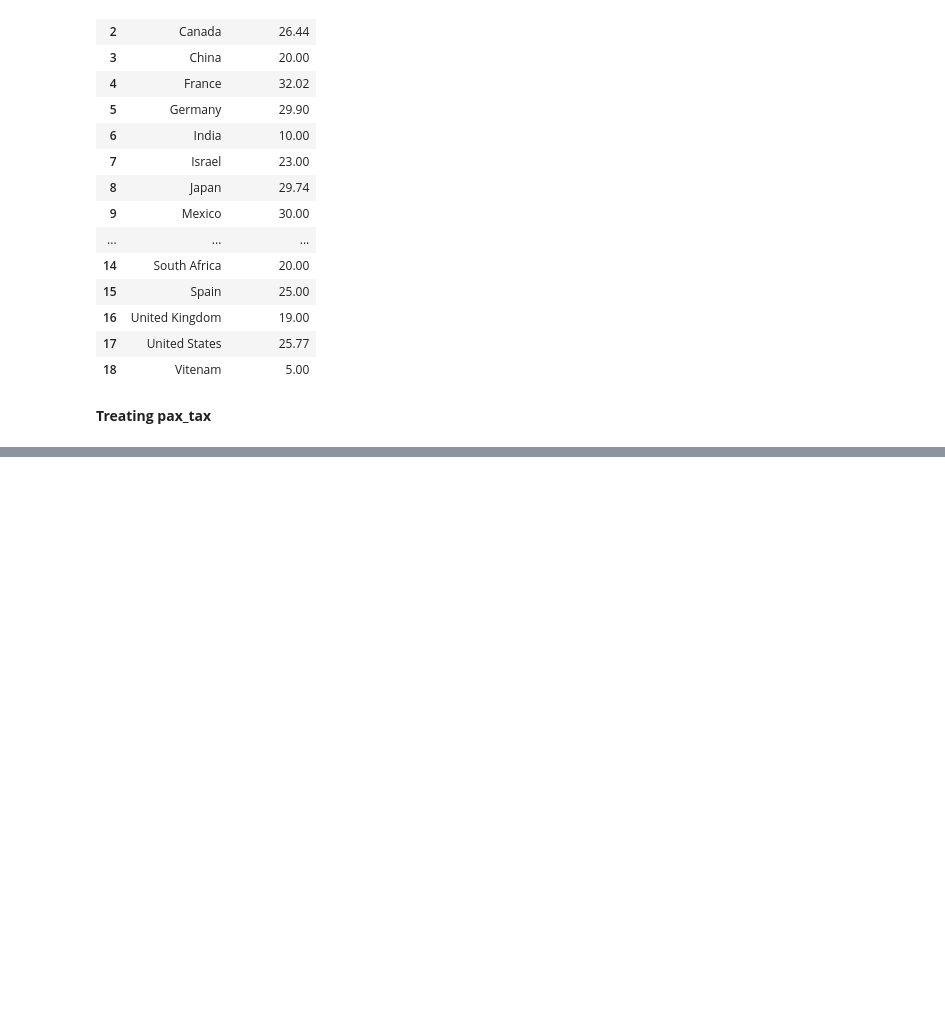
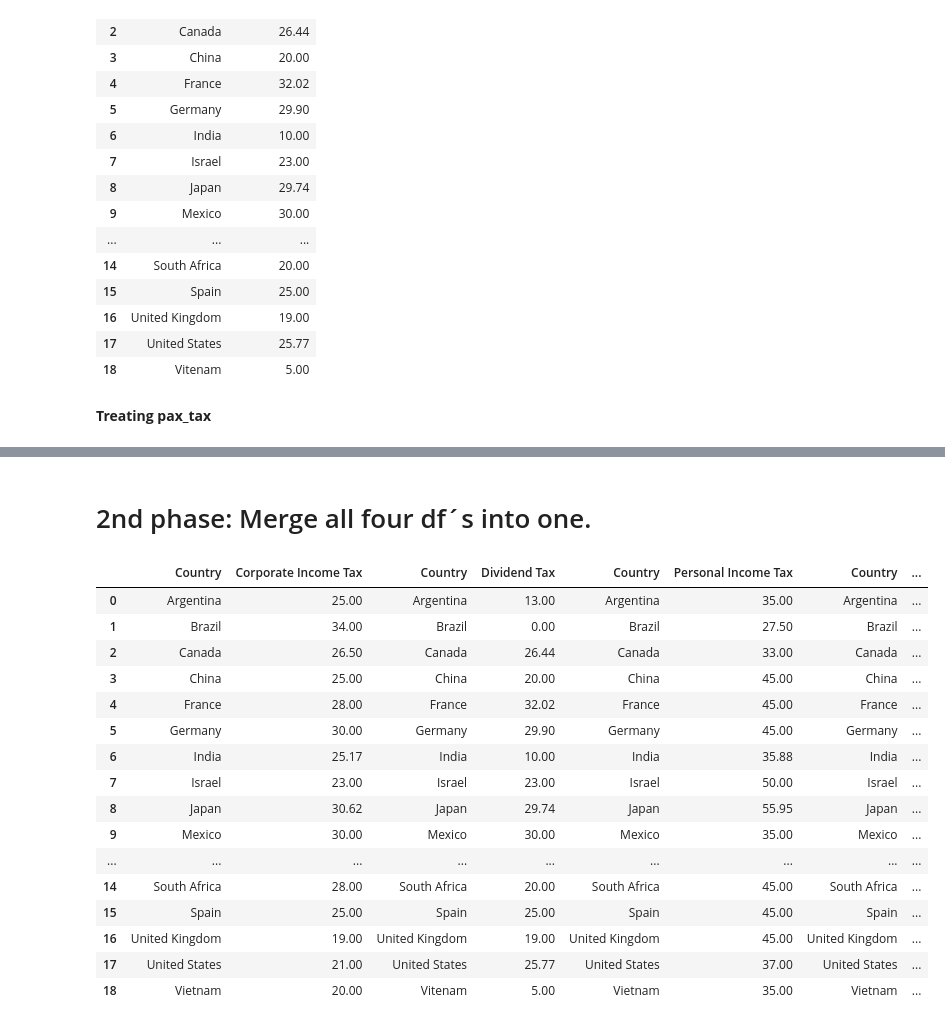
Before and after one commit to xizes2/Political-and-Macroeconomic-Data-Analysis, a Jupyter notebook: tax-systems-study/src-tax-systems/TAX SYSTEMS STUDY.ipynb, the cells around one changed output, grey strips where cells are left out. Drawn from its saved outputs; the diff is of its cells as text; code cells hidden in the pictures; blank space fills up the shorter version.

```diff
--- a/tax-systems-study/src-tax-systems/TAX SYSTEMS STUDY.ipynb
+++ b/tax-systems-study/src-tax-systems/TAX SYSTEMS STUDY.ipynb
@@ -227,0 +393,4 @@ divdnd_tax_final
+# %%
+#Changing values of specific cells (Brazil and US).
+sales_tax_final['VAT tax system'].iloc[1] = 38
+sales_tax_final['VAT tax system'].iloc[17] = 7
@@ -227,0 +490,24 @@ divdnd_tax_final
+# %% [markdown]
+# 2nd phase: Merge all four df´s into one.
+# %%
+#Concat won´t work in this case because I have 4 columns with the same name on where I want to join the df´s.
+tax_system = pd.concat([corp_tax_final, divdnd_tax_final, pax_tax_final, sales_tax_final], axis=1)
+tax_system
+# %% [output]
+|  | Country | Corporate Income Tax | Country | Dividend Tax | Country | Personal Income Tax | Country | ... |
+| 0 | Argentina | 25.00 | Argentina | 13.00 | Argentina | 35.00 | Argentina | ... |
+| 1 | Brazil | 34.00 | Brazil | 0.00 | Brazil | 27.50 | Brazil | ... |
+| 2 | Canada | 26.50 | Canada | 26.44 | Canada | 33.00 | Canada | ... |
+| 3 | China | 25.00 | China | 20.00 | China | 45.00 | China | ... |
+| 4 | France | 28.00 | France | 32.02 | France | 45.00 | France | ... |
+| 5 | Germany | 30.00 | Germany | 29.90 | Germany | 45.00 | Germany | ... |
+| 6 | India | 25.17 | India | 10.00 | India | 35.88 | India | ... |
+| 7 | Israel | 23.00 | Israel | 23.00 | Israel | 50.00 | Israel | ... |
+| 8 | Japan | 30.62 | Japan | 29.74 | Japan | 55.95 | Japan | ... |
+| 9 | Mexico | 30.00 | Mexico | 30.00 | Mexico | 35.00 | Mexico | ... |
+| ... | ... | ... | ... | ... | ... | ... | ... | ... |
+| 14 | South Africa | 28.00 | South Africa | 20.00 | South Africa | 45.00 | South Africa | ... |
+| 15 | Spain | 25.00 | Spain | 25.00 | Spain | 45.00 | Spain | ... |
+| 16 | United Kingdom | 19.00 | United Kingdom | 19.00 | United Kingdom | 45.00 | United Kingdom | ... |
+| 17 | United States | 21.00 | United States | 25.77 | United States | 37.00 | United States | ... |
+| 18 | Vietnam | 20.00 | Vitenam | 5.00 | Vietnam | 35.00 | Vietnam | ... |
```
Also changed, not shown: parts of 27 cells of this notebook.
